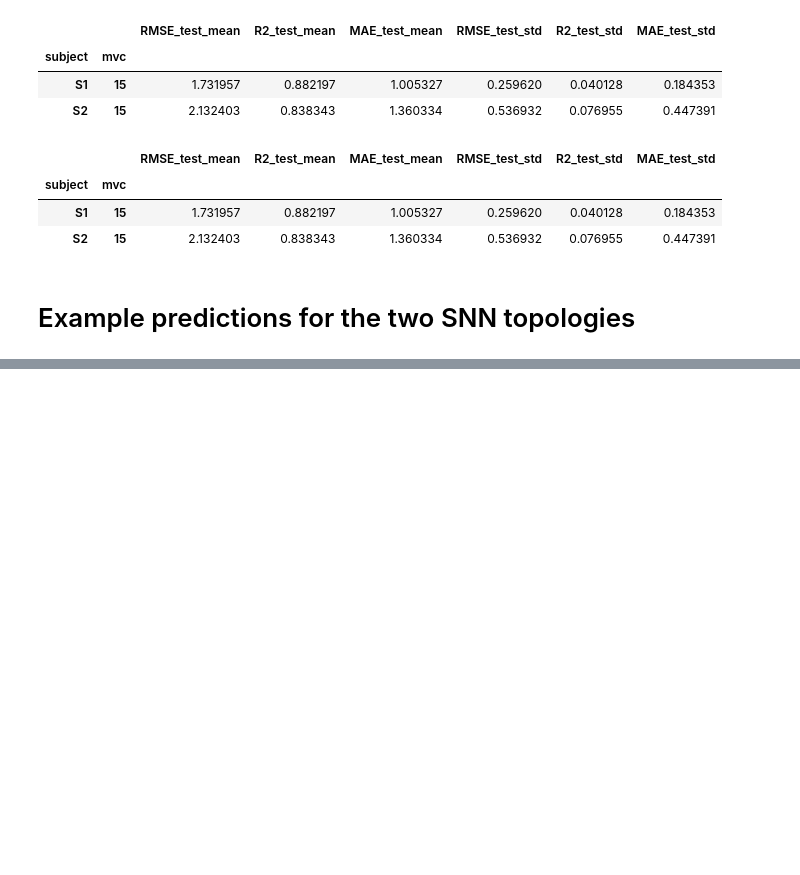
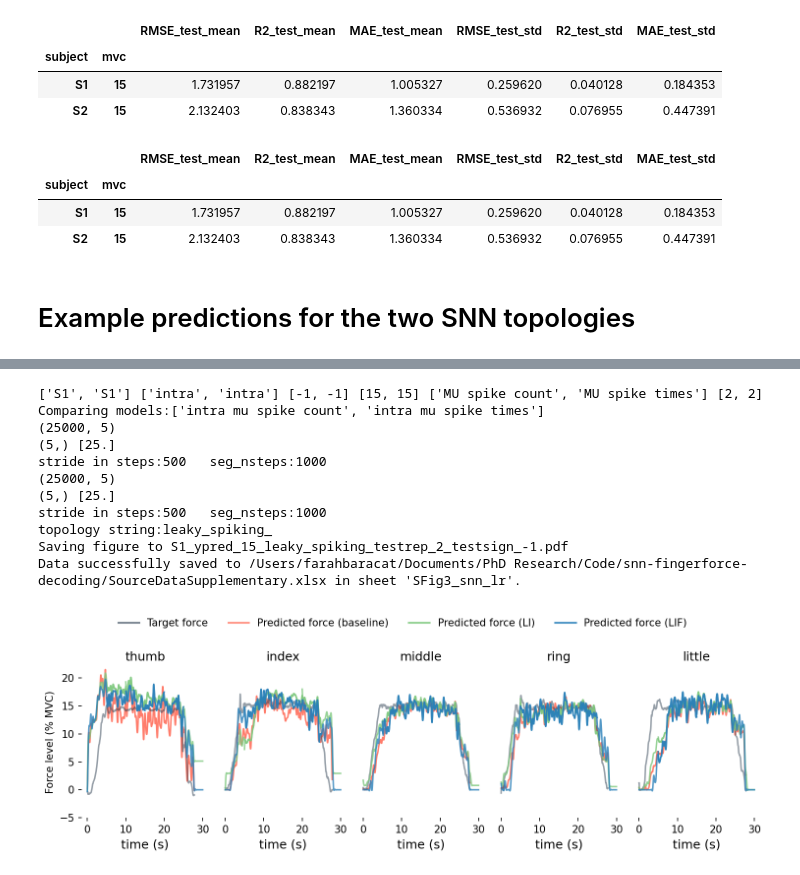
Before and after one commit to FarahBaracat/snn-fingerforce-decoding, a Jupyter notebook: notebooks/analysis/MUBaselineVsSNN.ipynb, the cells around one changed output, grey strips where cells are left out. Drawn from its saved outputs; the diff is of its cells as text; code cells hidden in the pictures; blank space fills up the shorter version.

```diff
--- a/notebooks/analysis/MUBaselineVsSNN.ipynb
+++ b/notebooks/analysis/MUBaselineVsSNN.ipynb
@@ -59,6 +59,7 @@ except Exception as e:
 
 results_dir = 'output_files'
 source_data_main_file = 'SourceDataMain.xlsx'
+source_data_si_file = 'SourceDataSupplementary.xlsx'
 # %% [output]
 Root directory from config: /Volumes/big usb drive/HDiEMG_mu_decomposition
 # %% [markdown]
@@ -746,0 +791,44 @@ stride in steps:500   seg_nsteps:1000
+# %%
+subjects = ["S1", "S1"]
+emg_types = ["intra", "intra"]
+sign_mvcs = [-1]*len(emg_types)
+mvcs = [15] * len(emg_types)
+input_types = [INPUT_TYPE_SP_COUNT, INPUT_TYPE_SP_TIMES]
+reps = [2] * len(emg_types)
+snn_params_for_topology = {SHALLOW_LEAKY:flat_leaky_config,
+                           SHALLOW_SPIKING_DOUBLE_FILTER:flat_spiking_config}
+
+print(subjects, emg_types, sign_mvcs, mvcs, input_types, reps)
+cr.plot_pred_of_models_target_only_different_topologies(data_config,
+                                                        dataset,
+                                                        y_compiled_df_snn_conv[y_compiled_df_snn_conv[SEGMENT_HOLD_COL]==False],
+                                                        subjects, emg_types,
+                                                        sign_mvcs, mvcs, input_types,
+                                                        reps,
+                                                        snn_params_for_topology,
+                                                        models_palette_dict=models_palette_dict,
+                                                        ylim=(-5,22),
+                                                        xlim= None, # for entire profile: None | zoomed-in plateau: (5,10)
+                                                        save_figure=True,
+                                                        pred_force_alpha=0.9,
+                                                        pred_linestyle='solid',
+                                                         compiled_results_dir=output_figures_dir,
+                                                        show_topology=[SHALLOW_LEAKY, SHALLOW_SPIKING_DOUBLE_FILTER],
+                                                        show_custom_annotation=False, # show annotation in case of zoomed-in: True
+                                                        source_data_path=os.path.join(project_dir, source_data_si_file),
+                                                        sheet_name="SFig3_snn_lr"
+
+                            )
+# %% [output]
+['S1', 'S1'] ['intra', 'intra'] [-1, -1] [15, 15] ['MU spike count', 'MU spike times'] [2, 2]
+Comparing models:['intra mu spike count', 'intra mu spike times']
+(25000, 5)
+(5,) [25.]
+stride in steps:500   seg_nsteps:1000
+(25000, 5)
+(5,) [25.]
+stride in steps:500   seg_nsteps:1000
+topology string:leaky_spiking_
+Saving figure to S1_ypred_15_leaky_spiking_testrep_2_testsign_-1.pdf
+Data successfully saved to /Users/farahbaracat/Documents/PhD Research/Code/snn-fingerforce-decoding/SourceDataSupplementary.xlsx in sheet 'SFig3_snn_lr'.
+[figure, added]
```
Also changed, not shown: parts of 11 cells of this notebook, 1 other file.
